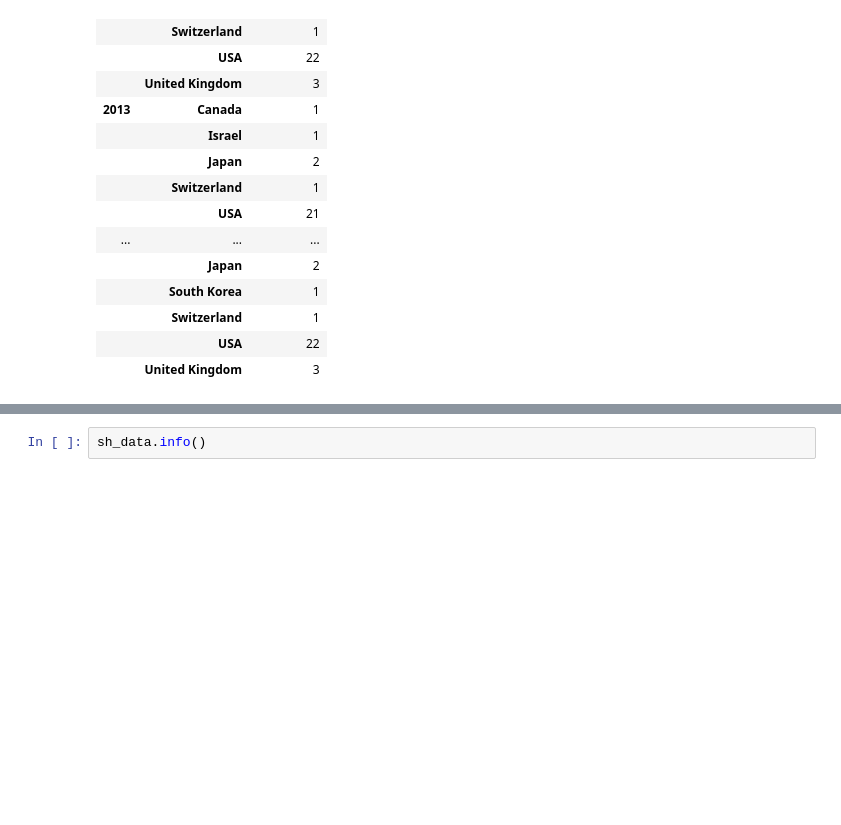
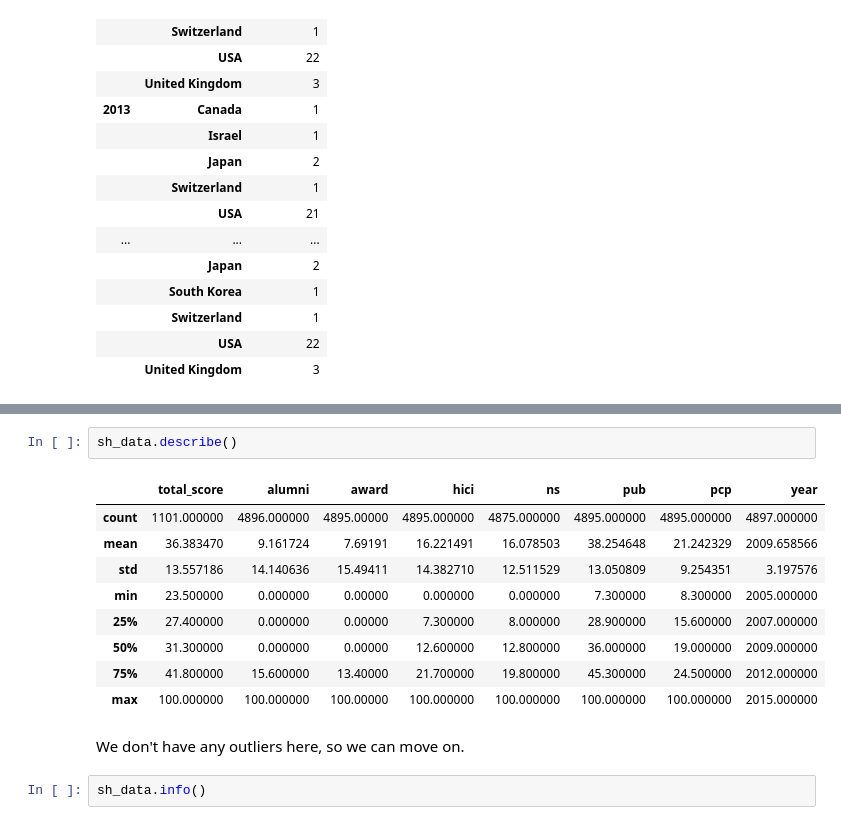
Before and after one commit to itskoi/P4DS-FinalProject, a Jupyter notebook: EDA.ipynb, the cells around one changed output, grey strips where cells are left out. Saved outputs shown, nothing was run; the diff lists cells and outputs as text; blank space fills up the shorter version.

```diff
--- a/EDA.ipynb
+++ b/EDA.ipynb
@@ -436,3 +449,17 @@ First look at the data's info again and see if there is any missing data.
+# %%
+sh_data.describe()
+# %% [output]
+|  | total_score | alumni | award | hici | ns | pub | pcp | year |
+| count | 1101.000000 | 4896.000000 | 4895.00000 | 4895.000000 | 4875.000000 | 4895.000000 | 4895.000000 | 4897.000000 |
+| mean | 36.383470 | 9.161724 | 7.69191 | 16.221491 | 16.078503 | 38.254648 | 21.242329 | 2009.658566 |
+| std | 13.557186 | 14.140636 | 15.49411 | 14.382710 | 12.511529 | 13.050809 | 9.254351 | 3.197576 |
+| min | 23.500000 | 0.000000 | 0.00000 | 0.000000 | 0.000000 | 7.300000 | 8.300000 | 2005.000000 |
+| 25% | 27.400000 | 0.000000 | 0.00000 | 7.300000 | 8.000000 | 28.900000 | 15.600000 | 2007.000000 |
+| 50% | 31.300000 | 0.000000 | 0.00000 | 12.600000 | 12.800000 | 36.000000 | 19.000000 | 2009.000000 |
+| 75% | 41.800000 | 15.600000 | 13.40000 | 21.700000 | 19.800000 | 45.300000 | 24.500000 | 2012.000000 |
+| max | 100.000000 | 100.000000 | 100.00000 | 100.000000 | 100.000000 | 100.000000 | 100.000000 | 2015.000000 |
+# %% [markdown]
+We don't have any outliers here, so we can move on.
 # %%
 sh_data.info()
 # %% [output]
```
Also changed, not shown: parts of 160 cells of this notebook.
